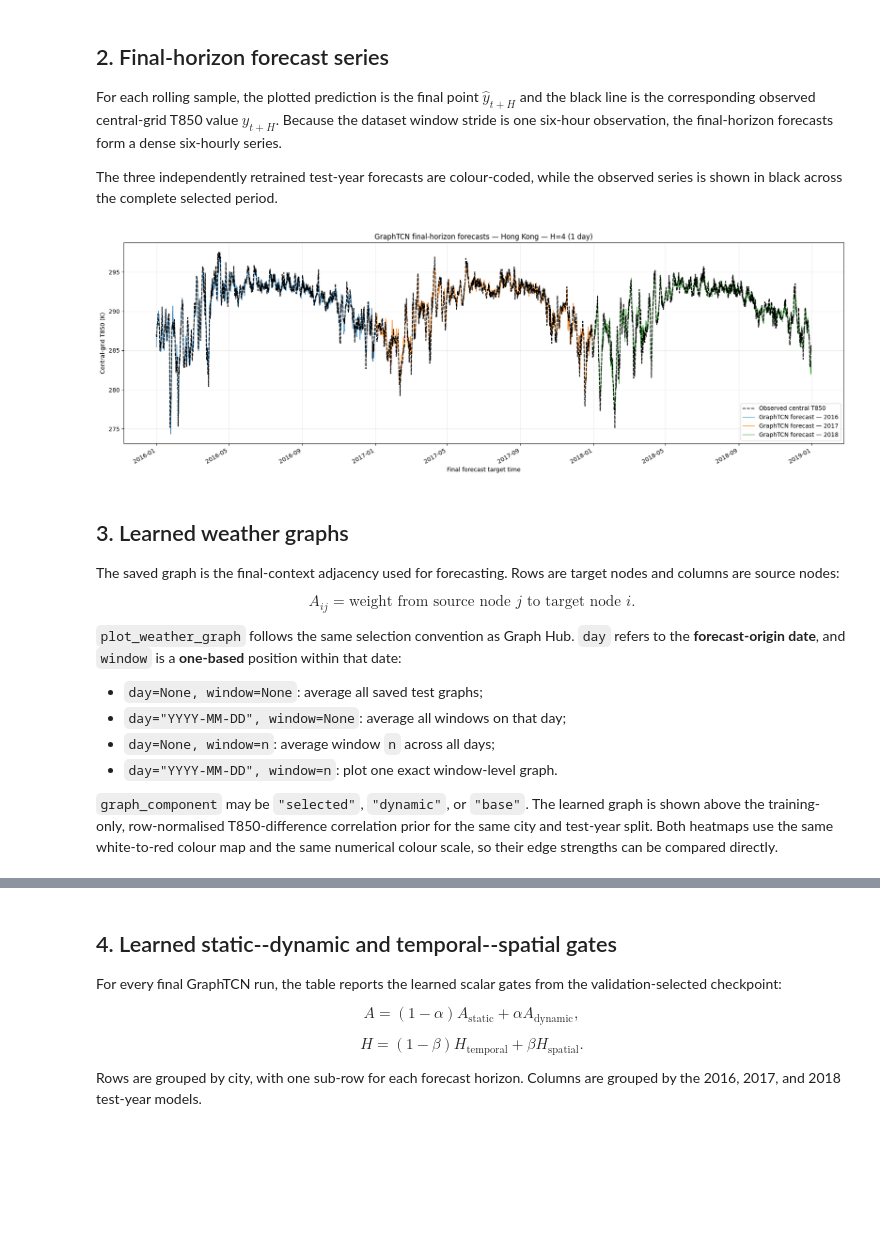
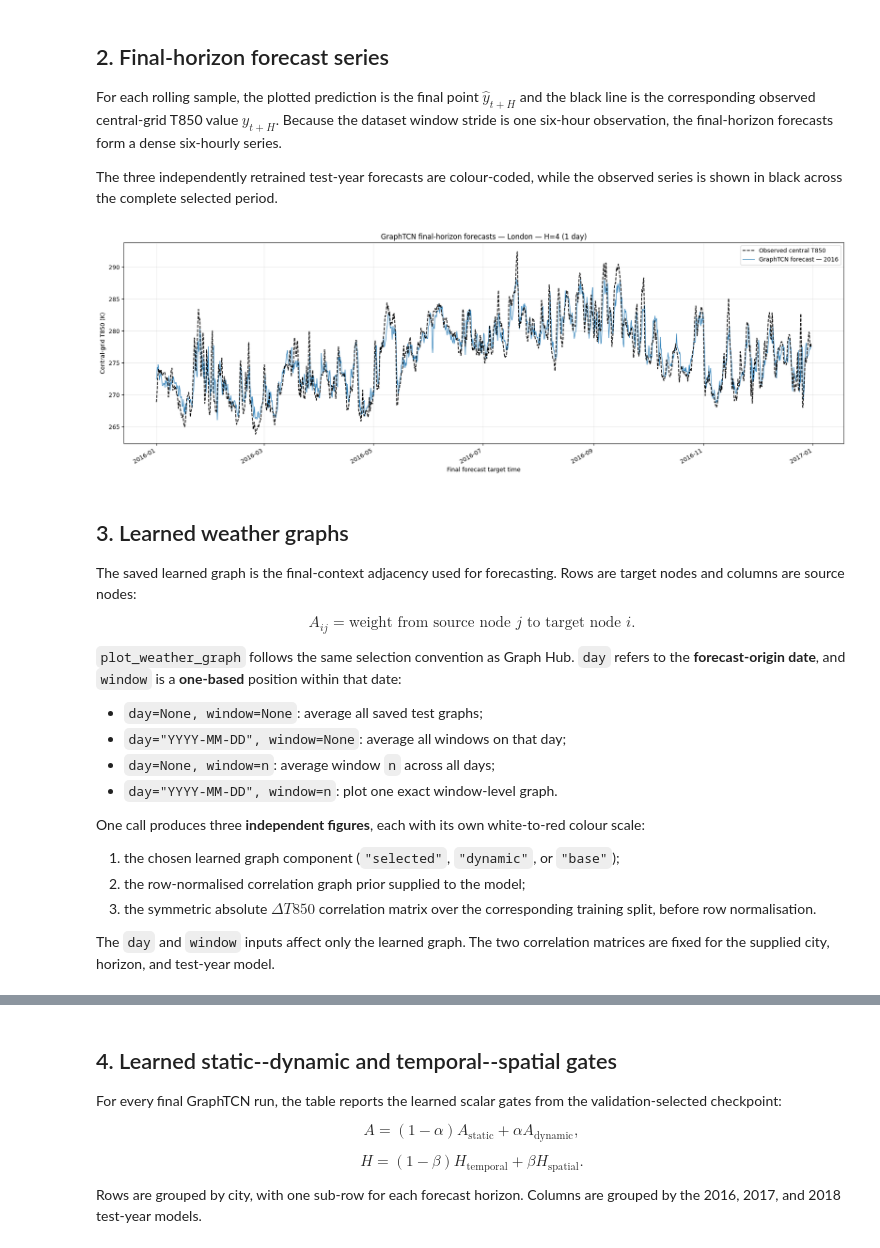
Before and after one commit to VishR-94/dynamic_graphs_thesis, a Jupyter notebook: notebooks/weather_evaluation.ipynb, the cells around one changed output, grey strips where cells are left out. Saved outputs shown, nothing was run; the diff lists cells and outputs as text; code cells hidden in the pictures; blank space fills up the shorter version.

```diff
--- a/notebooks/weather_evaluation.ipynb
+++ b/notebooks/weather_evaluation.ipynb
@@ -139,23 +141,23 @@ The three independently retrained test-year forecasts are colour-coded, while th
 # %%
 # Inputs:
 # - city: city whose central-grid T850 series is plotted.
 # - horizon: final forecast position H in {4, 12, 28, 120}.
 # - test_years: any ordered subset of (2016, 2017, 2018).
 forecast_values, forecast_figure, forecast_axis = plot_weather_forecasts(
     weather_root=WEATHER_ROOT,
-    city="hongkong",
+    city="london",
     horizon=4,
-    test_years=(2016, 2017, 2018),
+    test_years=[2016],
     figsize=(18, 6),
 )
 
 plt.show()
 # %% [output]
-[figure, old version]
+[figure, new version]
 # %% [markdown]
 ## 3. Learned weather graphs
 
-The saved graph is the final-context adjacency used for forecasting. Rows are target nodes and columns are source nodes:
+The saved learned graph is the final-context adjacency used for forecasting. Rows are target nodes and columns are source nodes:
 
 $$
 A_{ij}=\text{weight from source node }j\text{ to target node }i.
@@ -168,7 +170,13 @@ $$
 - `day=None, window=n`: average window `n` across all days;
 - `day="YYYY-MM-DD", window=n`: plot one exact window-level graph.
 
-`graph_component` may be `"selected"`, `"dynamic"`, or `"base"`. The learned graph is shown above the training-only, row-normalised T850-difference correlation prior for the same city and test-year split. Both heatmaps use the same white-to-red colour map and the same numerical colour scale, so their edge strengths can be compared directly.
+One call produces three **independent figures**, each with its own white-to-red colour scale:
+
+1. the chosen learned graph component (`"selected"`, `"dynamic"`, or `"base"`);
+2. the row-normalised correlation graph prior supplied to the model;
+3. the symmetric absolute $\Delta T850$ correlation matrix over the corresponding training split, before row normalisation.
+
+The `day` and `window` inputs affect only the learned graph. The two correlation matrices are fixed for the supplied city, horizon, and test-year model.
 # %%
 # Inputs:
 # - city: city whose graph artifacts are loaded.
```
Also changed, not shown: parts of 6 cells of this notebook, 2 other files.
